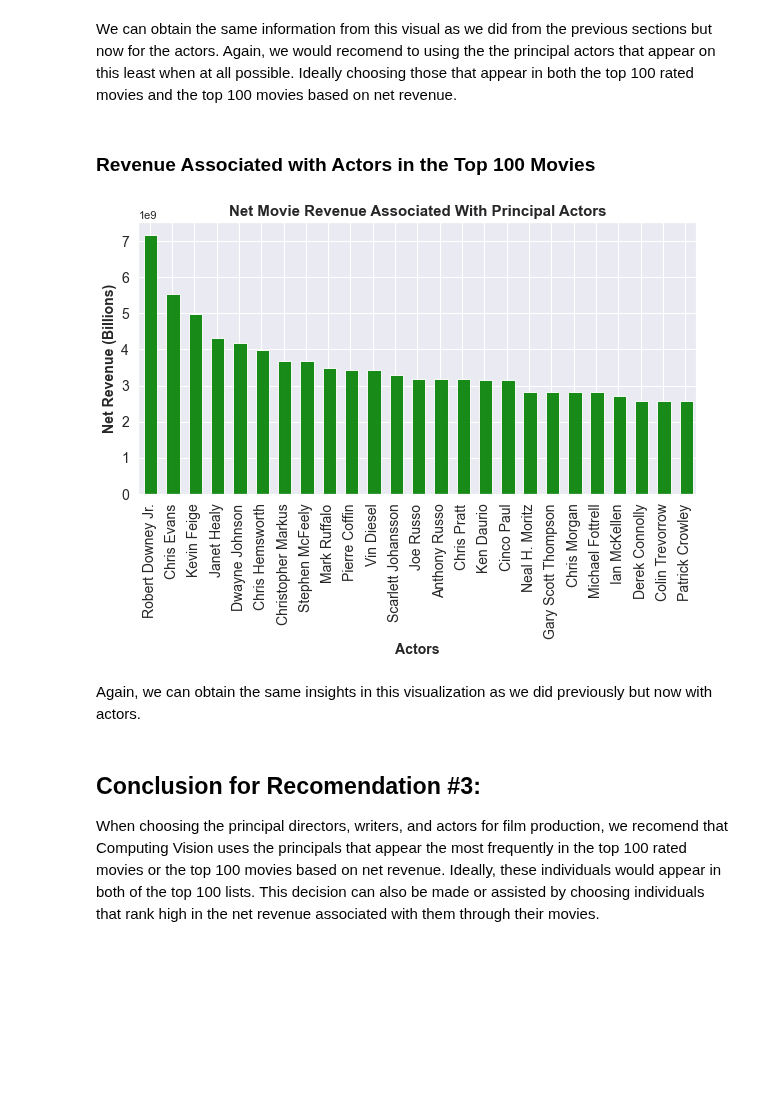
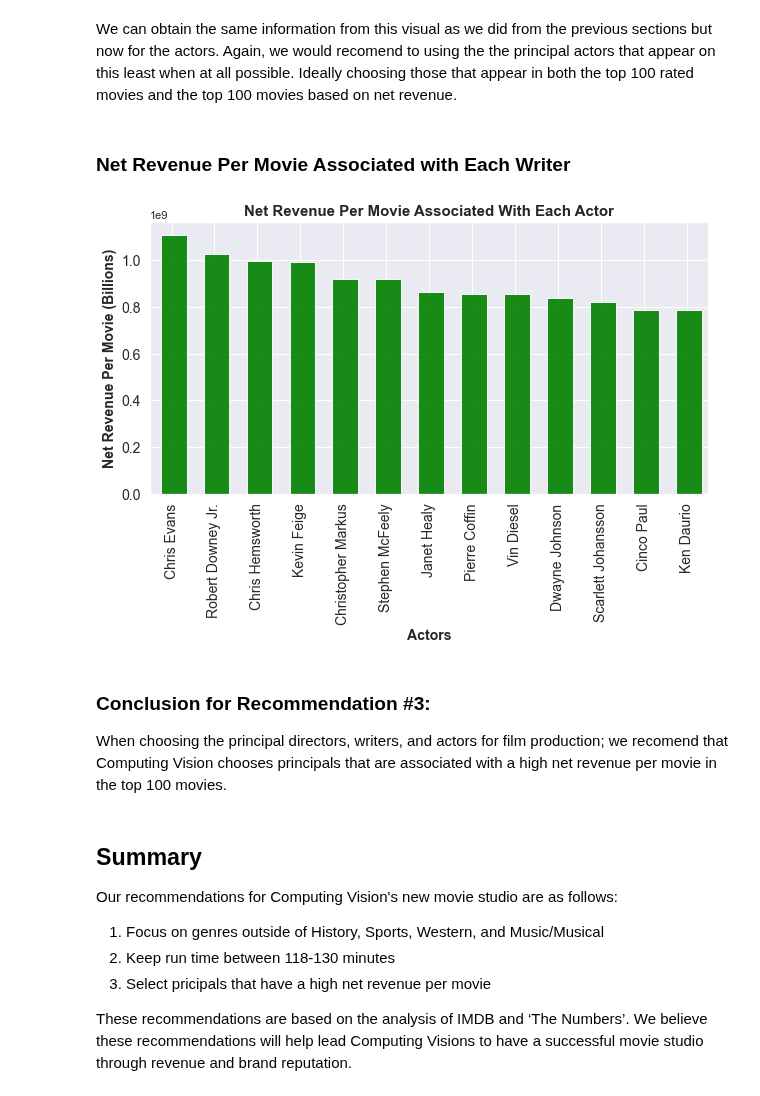
Before and after one commit to reboyce/Gilbert-Team-Repo, a Jupyter notebook: Notebooks/Final Notebook.ipynb, the cells around one changed output. Cells and saved outputs as stored; diff of their text form; code cells hidden in the pictures; blank space fills up the shorter version.

```diff
--- a/Notebooks/Final Notebook.ipynb
+++ b/Notebooks/Final Notebook.ipynb
@@ -651,12 +675,27 @@ top_actor_counts.sort_values(by=['Top 100 Movies Based on Rating', 'Top 100 Movi
 # Net Revenue of top 100 movies grouped by actor
 top_actor_groupby = top_100_actors.groupby('primary_name').sum().sort_values(by='net_revenue', ascending=False)
 #select top 25 results to plot
-top_actor_groupby = top_actor_groupby.net_revenue.iloc[:25]
+top_actor_groupby = top_actor_groupby.net_revenue
 # %% [output]
 A value is trying to be set on a copy of a slice from a DataFrame
 
 See the caveats in the documentation: https://pandas.pydata.org/pandas-docs/stable/user_guide/indexing.html#returning-a-view-versus-a-copy
   top_principal_actors.drop_duplicates(subset=['movie_id'], inplace=True)
+# %%
+top_actors = top_actor_groupby.to_frame()
+top_actors['ratio'] = 0
+top_actors.reset_index(inplace=True)
+top_actors = top_actors.rename(columns={'primary_name': 'Actors'})
+actor_ratio = pd.merge(top_actors, top_actor_counts, how='inner', on='Actors')
+# %%
+#Ratio of net revenue per movie in the top 100 movies
+actor_ratio.ratio = actor_ratio.net_revenue/actor_ratio['Top 100 Movies Based on Net Revenue']
+# Sorting in descending order
+actor_ratio.sort_values(by='ratio', inplace=True, ascending = False)
+# Selecting for top 25
+actor_ratio = actor_ratio.iloc[:25]
+# %%
+actor_ratio = actor_ratio[actor_ratio['Top 100 Movies Based on Net Revenue'] != 0]
 # %% [markdown]
 ### Number Of Times Actors Appear in the Top 100 Movies
 # %% [markdown]
@@ -677,23 +716,33 @@ top_actor_counts.iloc[:25].plot(kind='bar',
 # %% [markdown]
 We can obtain the same information from this visual as we did from the previous sections but now for the actors. Again, we would recomend to using the the principal actors that appear on this least when at all possible. Ideally choosing those that appear in both the top 100 rated movies and the top 100 movies based on net revenue.
-# %% [markdown]
-### Revenue Associated with Actors in the Top 100 Movies
+# %% [markdown]
+### Net Revenue  Per Movie Associated with Each Writer
 # %%
-# plot results of group by to display movie net revenues associated with each actor
-top_rev_actor = top_actor_groupby
-top_rev_actor.plot(kind='bar',
-                   figsize=(10, 5),
-                   color='Green',
-                   alpha=.9,
-                   Width=.6,
-                   fontsize=14)
-plt.title('Net Movie Revenue Associated With Principal Actors', fontsize=15, fontweight='bold')
+#Bar plot of the Ratio of net revenue per movie in the top 100 movies
+actor_ratio.plot(kind='bar',
+                    figsize=(10, 5),
+                    color='Green',
+                    alpha=.9,
+                    Width=.6,
+                    fontsize=14,
+                    x='Actors',
+                    y='ratio',
+                    legend=False)
+plt.title('Net Revenue Per Movie Associated With Each Actor', fontsize=15, fontweight='bold')
 plt.xlabel('Actors', fontsize=14, fontweight='bold')
-plt.ylabel('Net Revenue (Billions)', fontsize=14, fontweight='bold');
+plt.ylabel('Net Revenue Per Movie (Billions)', fontsize=14, fontweight='bold');
 # %% [output]
-[figure, old version]
+[figure, new version]
-# %% [markdown]
-Again, we can obtain the same insights in this visualization as we did previously but now with actors.
 # %% [markdown]
-## Conclusion for Recomendation #3:
-When choosing the principal directors, writers, and actors for film production, we recomend that Computing Vision uses the principals that appear the most frequently in the top 100 rated movies or the top 100 movies based on net revenue. Ideally, these individuals would appear in both of the top 100 lists. This decision can also be made or assisted by choosing individuals that rank high in the net revenue associated with them through their movies.
+### Conclusion for Recommendation #3:
+When choosing the principal directors, writers, and actors for film production; we recomend that Computing Vision chooses principals that are associated with a high net revenue per movie in the top 100 movies.
+# %% [markdown]
+## Summary
+
+Our recommendations for Computing Vision's new movie studio are as follows:
+
+1. Focus on genres outside of History, Sports, Western, and Music/Musical
+2. Keep run time between 118-130 minutes
+3. Select pricipals that have a high net revenue per movie
+
+These recommendations are based on the analysis of IMDB and ‘The Numbers’. We believe these recommendations will help lead Computing Visions to have a successful movie studio through revenue and brand reputation.
```
Also changed, not shown: parts of 25 cells of this notebook.
